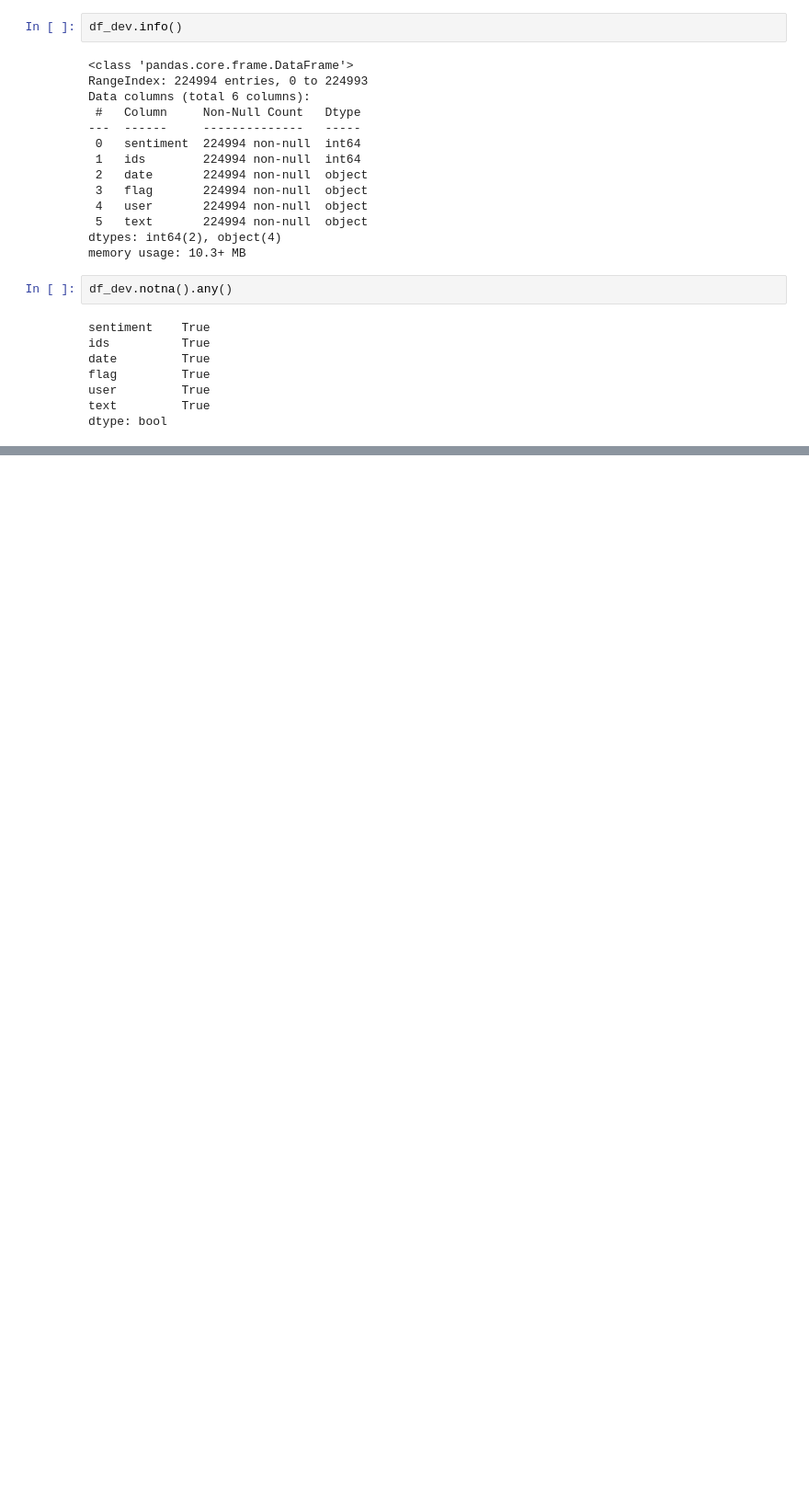
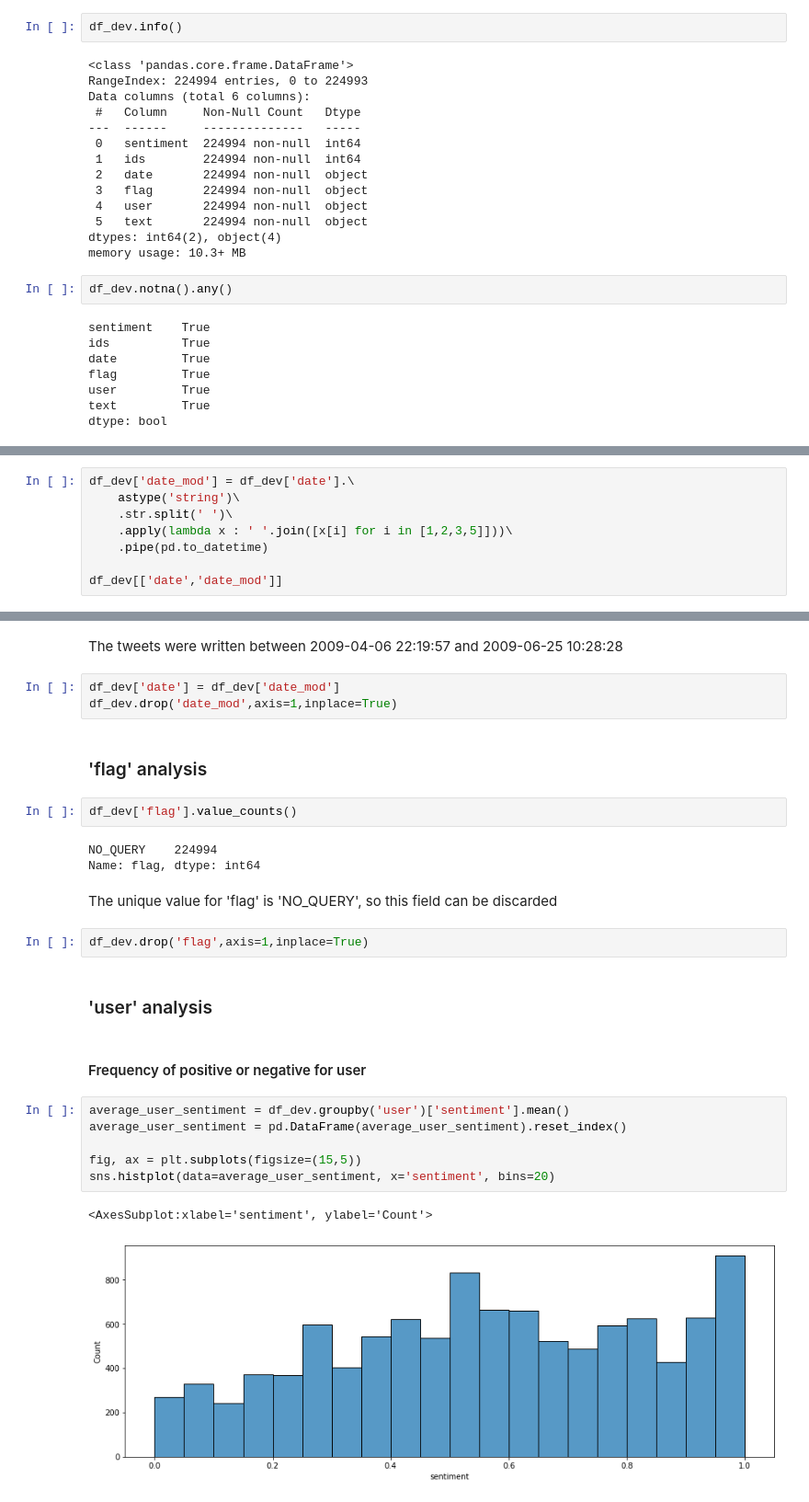
Before and after one commit to Edoch94/DSL_project_2022, a Jupyter notebook: project.ipynb, the cells around one changed output, grey strips where cells are left out. Shown at 92% size. Drawn from its saved outputs; the diff is of its cells as text; blank space fills up the shorter version.

```diff
--- a/project.ipynb
+++ b/project.ipynb
@@ -54,0 +93,8 @@ There are no empty cells
+# %%
+df_dev['date_mod'] = df_dev['date'].\
+    astype('string')\
+    .str.split(' ')\
+    .apply(lambda x : ' '.join([x[i] for i in [1,2,3,5]]))\
+    .pipe(pd.to_datetime)
+
+df_dev[['date','date_mod']]
@@ -54,0 +119,29 @@ There are no empty cells
+# %% [markdown]
+The tweets were written between 2009-04-06 22:19:57 and 2009-06-25 10:28:28
+# %%
+df_dev['date'] = df_dev['date_mod']
+df_dev.drop('date_mod',axis=1,inplace=True)
+# %% [markdown]
+### 'flag' analysis
+# %%
+df_dev['flag'].value_counts()
+# %% [output]
+NO_QUERY    224994
+Name: flag, dtype: int64
+# %% [markdown]
+The unique value for 'flag' is 'NO_QUERY', so this field can be discarded
+# %%
+df_dev.drop('flag',axis=1,inplace=True)
+# %% [markdown]
+### 'user' analysis
+# %% [markdown]
+#### Frequency of positive or negative for user
+# %%
+average_user_sentiment = df_dev.groupby('user')['sentiment'].mean()
+average_user_sentiment = pd.DataFrame(average_user_sentiment).reset_index()
+
+fig, ax = plt.subplots(figsize=(15,5))
+sns.histplot(data=average_user_sentiment, x='sentiment', bins=20)
+# %% [output]
+<AxesSubplot:xlabel='sentiment', ylabel='Count'>
+[figure, added]
```
Also changed, not shown: parts of 62 cells of this notebook, 1 other file.
